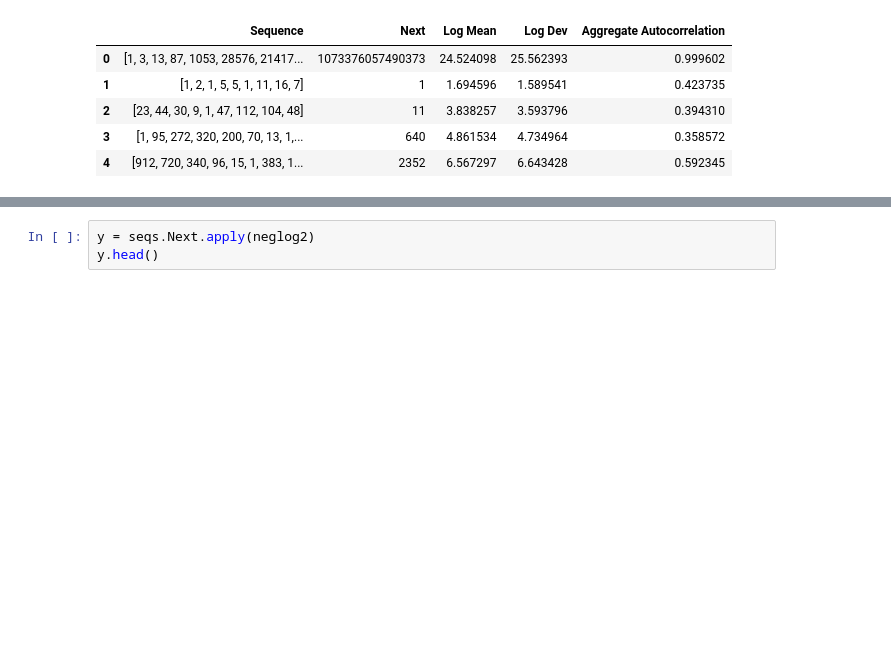
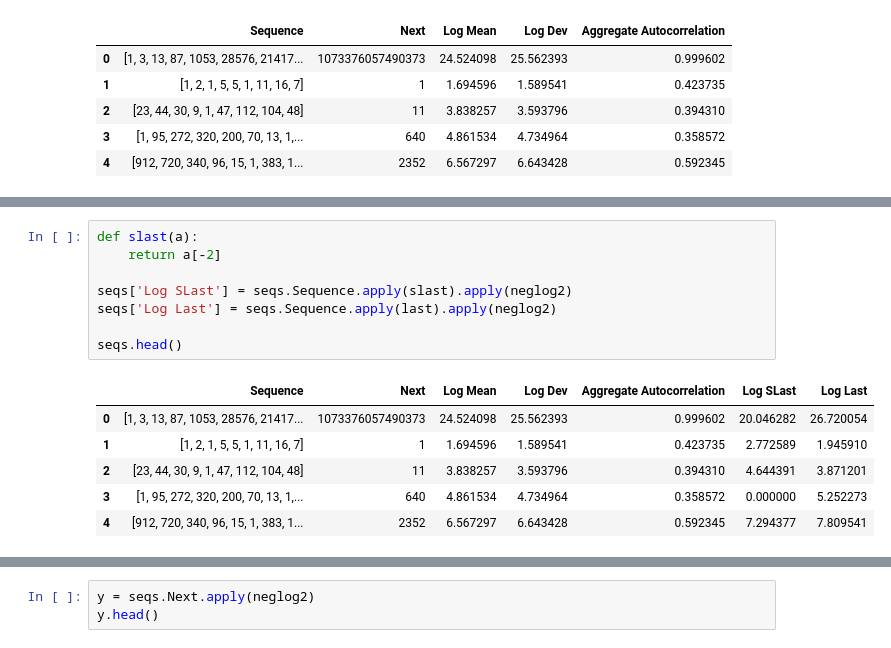
Before and after one commit to pnanga24/SpringboardDataScience, a Jupyter notebook: Capstone/SVR and RFR.ipynb, the cells around one changed output, grey strips where cells are left out. Drawn from its saved outputs; the diff is of its cells as text; blank space fills up the shorter version.

```diff
--- a/Capstone/SVR and RFR.ipynb
+++ b/Capstone/SVR and RFR.ipynb
@@ -189,0 +189,15 @@ seqs.head()
+# %%
+def slast(a):
+    return a[-2]
+
+seqs['Log SLast'] = seqs.Sequence.apply(slast).apply(neglog2)
+seqs['Log Last'] = seqs.Sequence.apply(last).apply(neglog2)
+
+seqs.head()
+# %% [output]
+|  | Sequence | Next | Log Mean | Log Dev | Aggregate Autocorrelation | Log SLast | Log Last |
+| 0 | [1, 3, 13, 87, 1053, 28576, 21417... | 1073376057490373 | 24.524098 | 25.562393 | 0.999602 | 20.046282 | 26.720054 |
+| 1 | [1, 2, 1, 5, 5, 1, 11, 16, 7] | 1 | 1.694596 | 1.589541 | 0.423735 | 2.772589 | 1.945910 |
+| 2 | [23, 44, 30, 9, 1, 47, 112, 104, 48] | 11 | 3.838257 | 3.593796 | 0.394310 | 4.644391 | 3.871201 |
+| 3 | [1, 95, 272, 320, 200, 70, 13, 1,... | 640 | 4.861534 | 4.734964 | 0.358572 | 0.000000 | 5.252273 |
+| 4 | [912, 720, 340, 96, 15, 1, 383, 1... | 2352 | 6.567297 | 6.643428 | 0.592345 | 7.294377 | 7.809541 |
```
Also changed, not shown: parts of 24 cells of this notebook, 2 other files.
